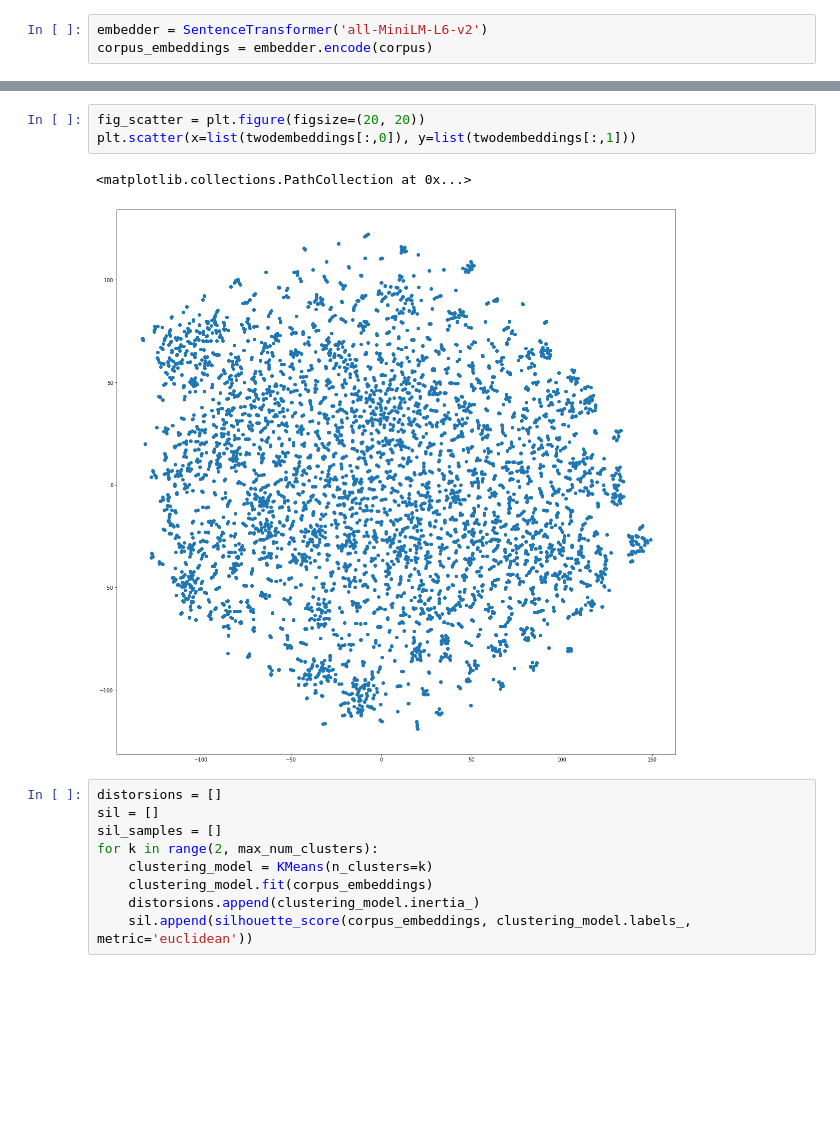
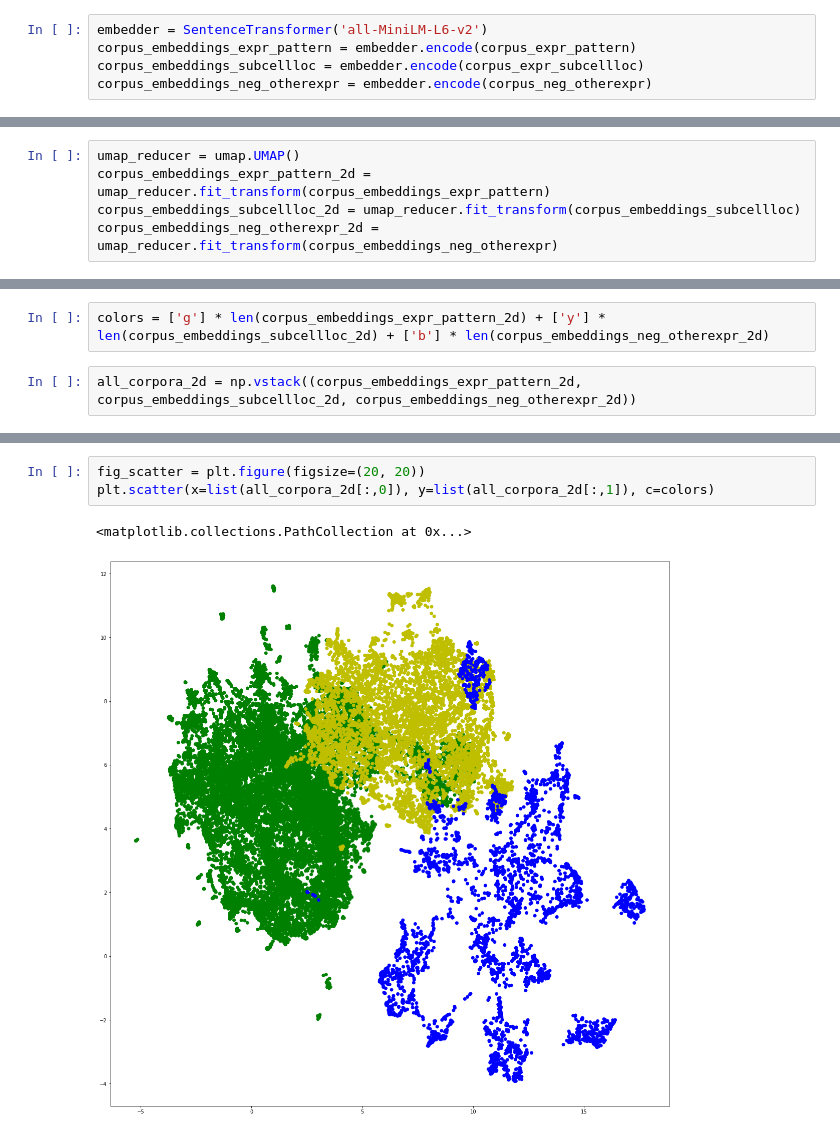
Before and after one commit to WormBase/curation-sentence-classification, a Jupyter notebook: notebooks/sentence_clustering.ipynb, the cells around one changed output, grey strips where cells are left out. Drawn from its saved outputs; the diff is of its cells as text; blank space fills up the shorter version.

Commit message:
feat(*): finished script to get negative sentences + umap analysis instead of kmeans

```diff
--- a/notebooks/sentence_clustering.ipynb
+++ b/notebooks/sentence_clustering.ipynb
@@ -49,3 +53,5 @@ len(corpus)
 # %%
 embedder = SentenceTransformer('all-MiniLM-L6-v2')
-corpus_embeddings = embedder.encode(corpus)
+corpus_embeddings_expr_pattern = embedder.encode(corpus_expr_pattern)
+corpus_embeddings_subcellloc = embedder.encode(corpus_expr_subcellloc)
+corpus_embeddings_neg_otherexpr = embedder.encode(corpus_neg_otherexpr)
@@ -54,0 +58,5 @@ twodembeddings = tsne.fit_transform(corpus_embeddings)
+# %%
+umap_reducer = umap.UMAP()
+corpus_embeddings_expr_pattern_2d = umap_reducer.fit_transform(corpus_embeddings_expr_pattern)
+corpus_embeddings_subcellloc_2d = umap_reducer.fit_transform(corpus_embeddings_subcellloc)
+corpus_embeddings_neg_otherexpr_2d = umap_reducer.fit_transform(corpus_embeddings_neg_otherexpr)
@@ -54,0 +68,4 @@ twodembeddings = tsne.fit_transform(corpus_embeddings)
+# %%
+colors = ['g'] * len(corpus_embeddings_expr_pattern_2d) + ['y'] * len(corpus_embeddings_subcellloc_2d) + ['b'] * len(corpus_embeddings_neg_otherexpr_2d)
+# %%
+all_corpora_2d = np.vstack((corpus_embeddings_expr_pattern_2d, corpus_embeddings_subcellloc_2d, corpus_embeddings_neg_otherexpr_2d))
@@ -55,15 +77,6 @@ twodembeddings = tsne.fit_transform(corpus_embeddings)
 # %%
 fig_scatter = plt.figure(figsize=(20, 20))
-plt.scatter(x=list(twodembeddings[:,0]), y=list(twodembeddings[:,1]))
+plt.scatter(x=list(all_corpora_2d[:,0]), y=list(all_corpora_2d[:,1]), c=colors)
 # %% [output]
 <matplotlib.collections.PathCollection at 0x...>
-[figure, old version]
+[figure, new version]
-# %%
-distorsions = []
-sil = []
-sil_samples = []
-for k in range(2, max_num_clusters):
-    clustering_model = KMeans(n_clusters=k)
-    clustering_model.fit(corpus_embeddings)
-    distorsions.append(clustering_model.inertia_)
-    sil.append(silhouette_score(corpus_embeddings, clustering_model.labels_, metric='euclidean'))
```
Also changed, not shown: parts of 21 cells of this notebook, 2 other files.
